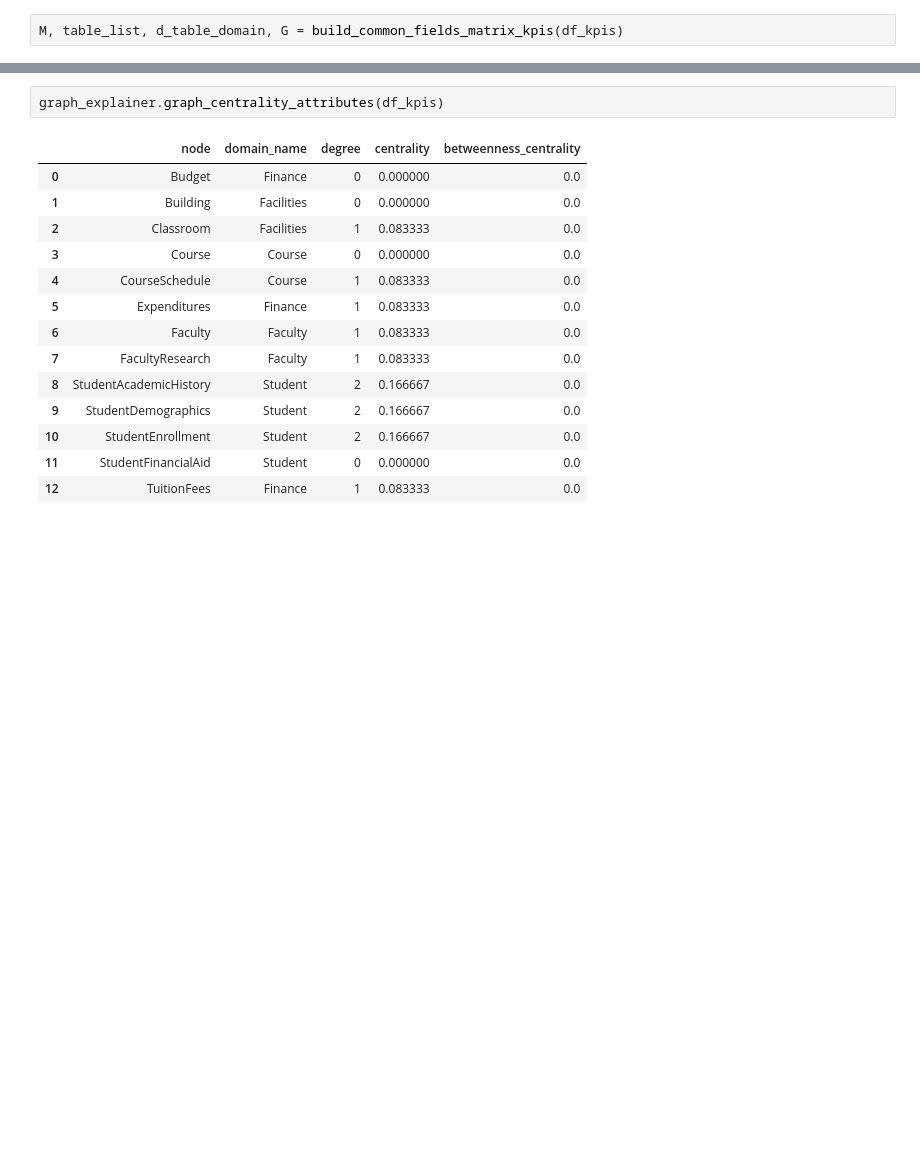
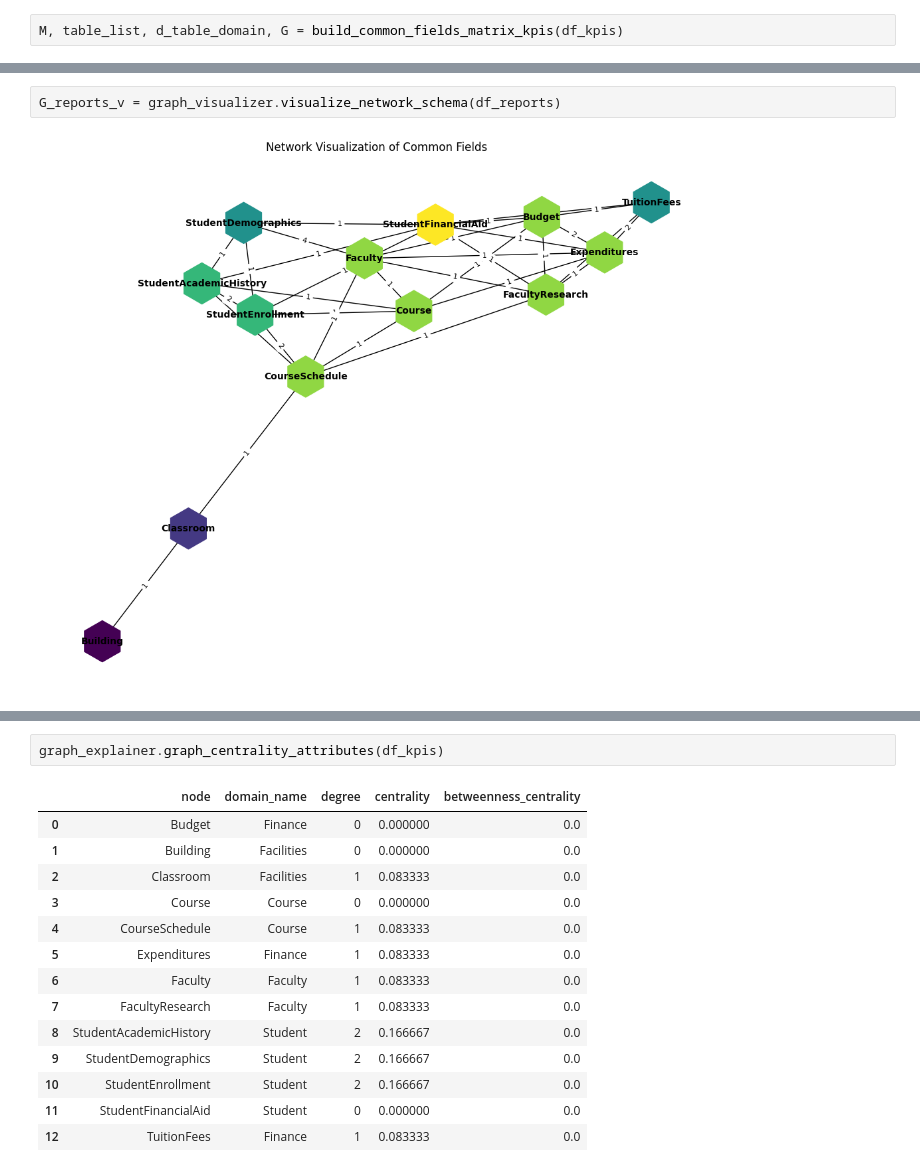
Before and after one commit to moria-ai-labs/data_readiness, a Jupyter notebook: notebooks/20250601-moria-schema-kpi-analysis-dev-notebook.v.0.1-c003a.ipynb, the cells around one changed output, grey strips where cells are left out. Drawn from its saved outputs; the diff is of its cells as text; blank space fills up the shorter version.

```diff
--- a/notebooks/20250601-moria-schema-kpi-analysis-dev-notebook.v.0.1-c003a.ipynb
+++ b/notebooks/20250601-moria-schema-kpi-analysis-dev-notebook.v.0.1-c003a.ipynb
@@ -62,3 +62,7 @@ G_schema_v = graph_visualizer.visualize_network_schema(df_schema)
+# %%
+G_reports_v = graph_visualizer.visualize_network_schema(df_reports)
+# %% [output]
+[figure, added]
 # %%
 G_kpis_v = graph_visualizer.visualize_network_kpis(df_kpis)
 # %% [output]
```
Also changed, not shown: parts of 5 cells of this notebook.
